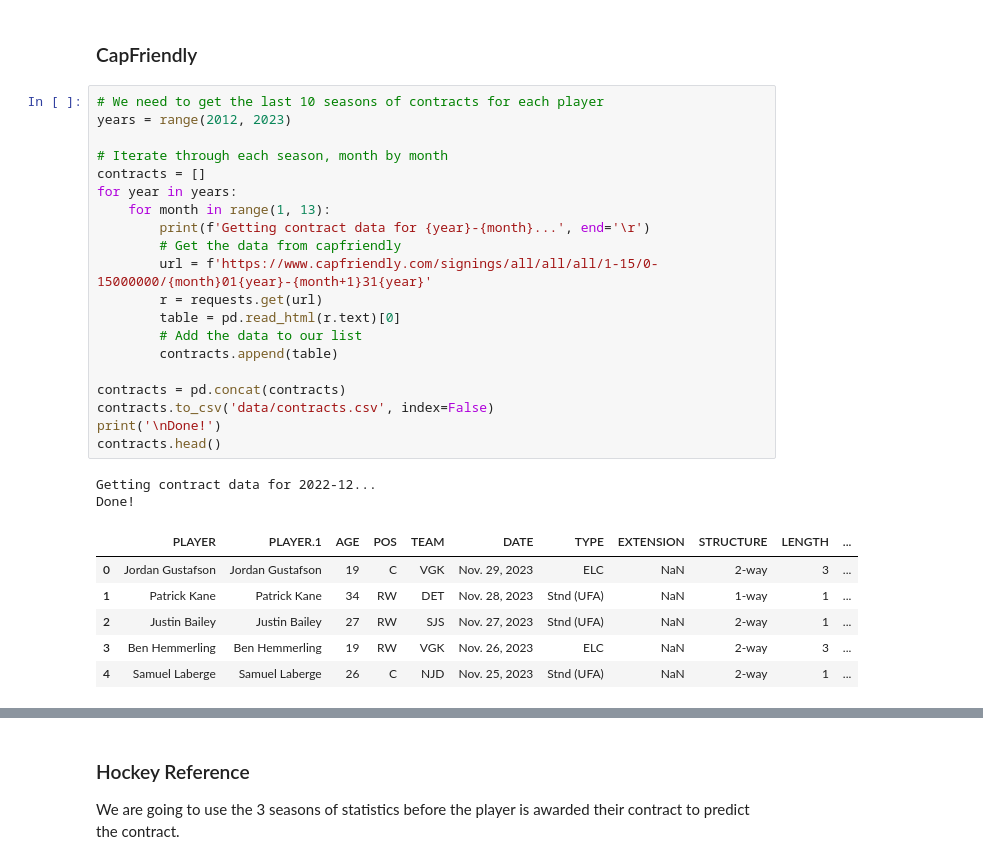
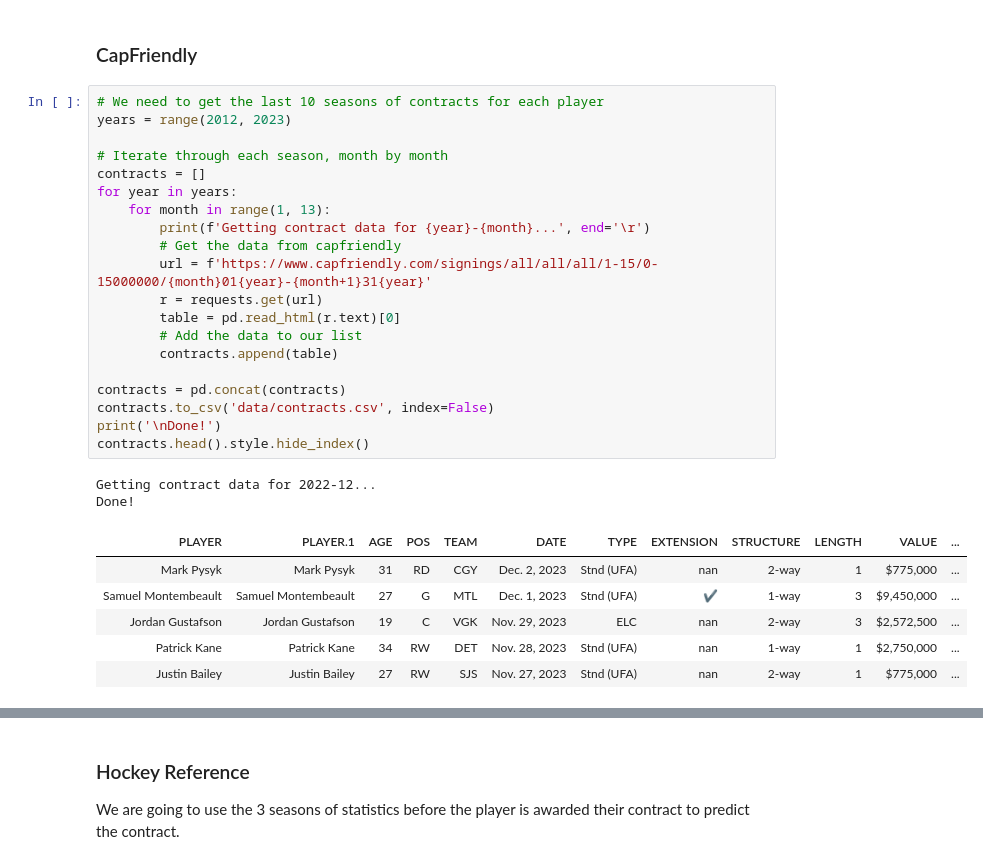
Before and after one commit to lukekerwin/DS-320_Project, a Jupyter notebook: Luke/main.ipynb, the cells around one changed output, grey strips where cells are left out. Cells and saved outputs as stored; diff of their text form.

```diff
--- a/Luke/main.ipynb
+++ b/Luke/main.ipynb
@@ -25,29 +25,29 @@ Below is the code we used to scrape the data from these websites. We used the [B
 # %%
 # We need to get the last 10 seasons of contracts for each player
 years = range(2012, 2023)
 
 # Iterate through each season, month by month
 contracts = []
 for year in years:
     for month in range(1, 13):
         print(f'Getting contract data for {year}-{month}...', end='\r')
         # Get the data from capfriendly
         url = f'https://www.capfriendly.com/signings/all/all/all/1-15/0-15000000/{month}01{year}-{month+1}31{year}'
         r = requests.get(url)
         table = pd.read_html(r.text)[0]
         # Add the data to our list
         contracts.append(table)
 
 contracts = pd.concat(contracts)
 contracts.to_csv('data/contracts.csv', index=False)
 print('\nDone!')
-contracts.head()
+contracts.head().style.hide_index()
 # %% [output]
 Getting contract data for 2022-12...
 Done!
-|  | PLAYER | PLAYER.1 | AGE | POS | TEAM | DATE | TYPE | EXTENSION | STRUCTURE | LENGTH | ... |
-| 0 | Jordan Gustafson | Jordan Gustafson | 19 | C | VGK | Nov. 29, 2023 | ELC | NaN | 2-way | 3 | ... |
-| 1 | Patrick Kane | Patrick Kane | 34 | RW | DET | Nov. 28, 2023 | Stnd (UFA) | NaN | 1-way | 1 | ... |
-| 2 | Justin Bailey | Justin Bailey | 27 | RW | SJS | Nov. 27, 2023 | Stnd (UFA) | NaN | 2-way | 1 | ... |
-| 3 | Ben Hemmerling | Ben Hemmerling | 19 | RW | VGK | Nov. 26, 2023 | ELC | NaN | 2-way | 3 | ... |
-| 4 | Samuel Laberge | Samuel Laberge | 26 | C | NJD | Nov. 25, 2023 | Stnd (UFA) | NaN | 2-way | 1 | ... |
+| PLAYER | PLAYER.1 | AGE | POS | TEAM | DATE | TYPE | EXTENSION | STRUCTURE | LENGTH | VALUE | ... |
+| Mark Pysyk | Mark Pysyk | 31 | RD | CGY | Dec. 2, 2023 | Stnd (UFA) | nan | 2-way | 1 | $775,000 | ... |
+| Samuel Montembeault | Samuel Montembeault | 27 | G | MTL | Dec. 1, 2023 | Stnd (UFA) | ✔ | 1-way | 3 | $9,450,000 | ... |
+| Jordan Gustafson | Jordan Gustafson | 19 | C | VGK | Nov. 29, 2023 | ELC | nan | 2-way | 3 | $2,572,500 | ... |
+| Patrick Kane | Patrick Kane | 34 | RW | DET | Nov. 28, 2023 | Stnd (UFA) | nan | 1-way | 1 | $2,750,000 | ... |
+| Justin Bailey | Justin Bailey | 27 | RW | SJS | Nov. 27, 2023 | Stnd (UFA) | nan | 2-way | 1 | $775,000 | ... |
```
Also changed, not shown: parts of 4 cells of this notebook, 11 other files.
